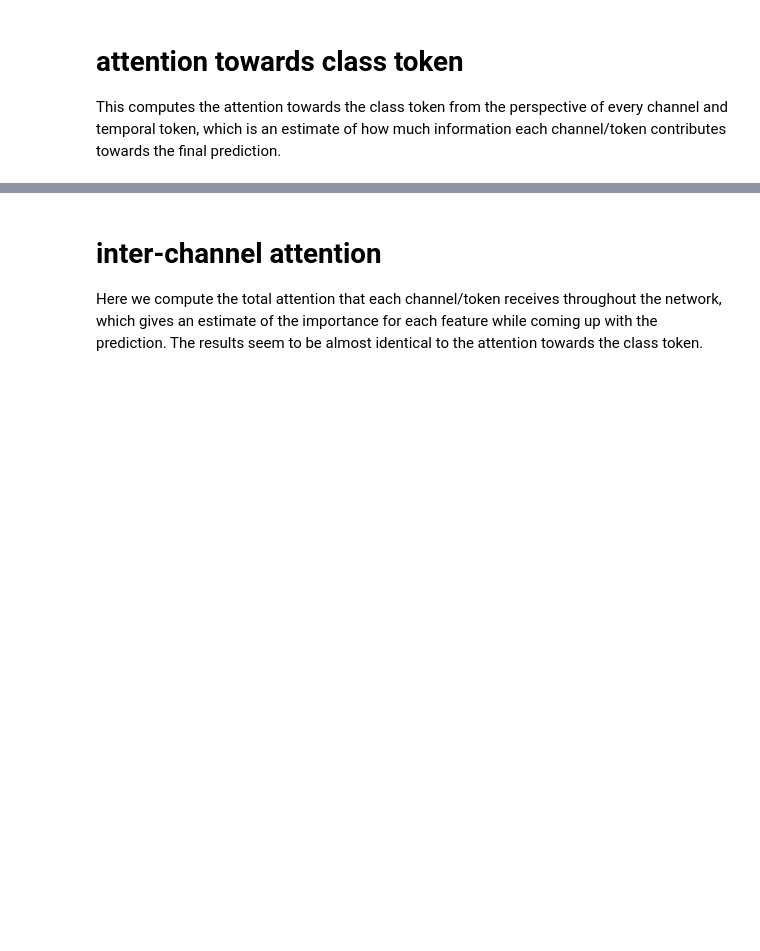
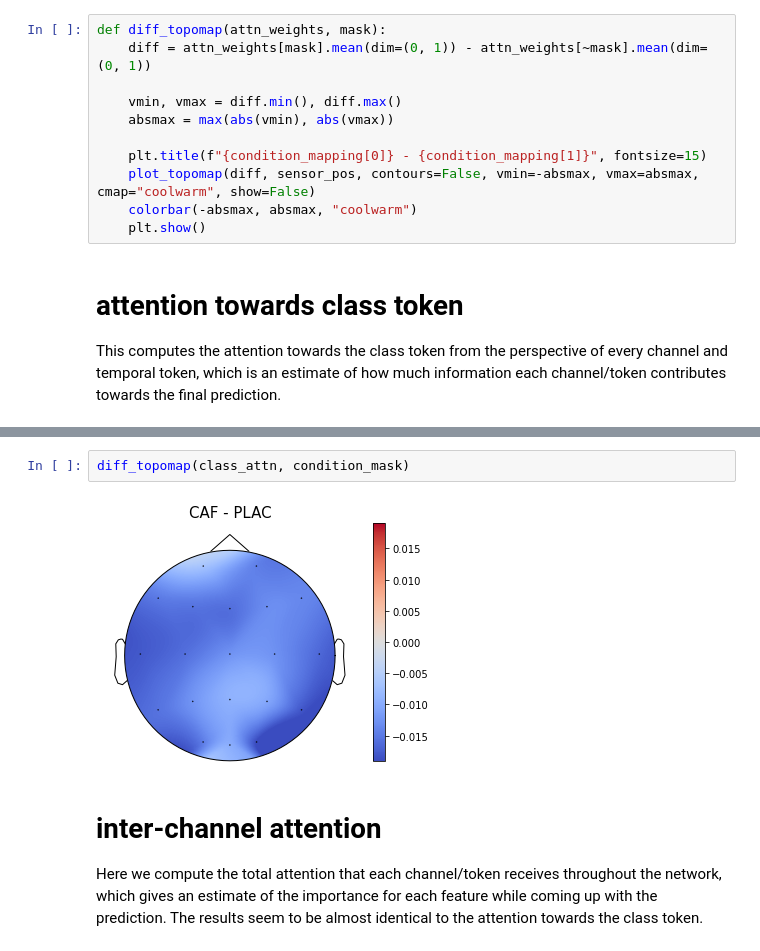
Before and after one commit to PhilippThoelke/caffeine-sleep, a Jupyter notebook: transformer/AttentionFigures.ipynb, the cells around one changed output, grey strips where cells are left out. Drawn from its saved outputs; the diff is of its cells as text; blank space fills up the shorter version.

```diff
--- a/transformer/AttentionFigures.ipynb
+++ b/transformer/AttentionFigures.ipynb
@@ -118,3 +171,14 @@ if len(hparams.ignore_channels) > 0:
+# %%
+def diff_topomap(attn_weights, mask):
+    diff = attn_weights[mask].mean(dim=(0, 1)) - attn_weights[~mask].mean(dim=(0, 1))
+
+    vmin, vmax = diff.min(), diff.max()
+    absmax = max(abs(vmin), abs(vmax))
+
+    plt.title(f"{condition_mapping[0]} - {condition_mapping[1]}", fontsize=15)
+    plot_topomap(diff, sensor_pos, contours=False, vmin=-absmax, vmax=absmax, cmap="coolwarm", show=False)
+    colorbar(-absmax, absmax, "coolwarm")
+    plt.show()
 # %% [markdown]
 # attention towards class token
 This computes the attention towards the class token from the perspective of every channel and temporal token, which is an estimate of how much information each channel/token contributes towards the final prediction.
@@ -178,3 +197,7 @@ plt.colorbar(sm);
+# %%
+diff_topomap(class_attn, condition_mask)
+# %% [output]
+[figure, added]
 # %% [markdown]
 # inter-channel attention
 Here we compute the total attention that each channel/token receives throughout the network, which gives an estimate of the importance for each feature while coming up with the prediction. The results seem to be almost identical to the attention towards the class token.
```
Also changed, not shown: parts of 21 cells of this notebook.
